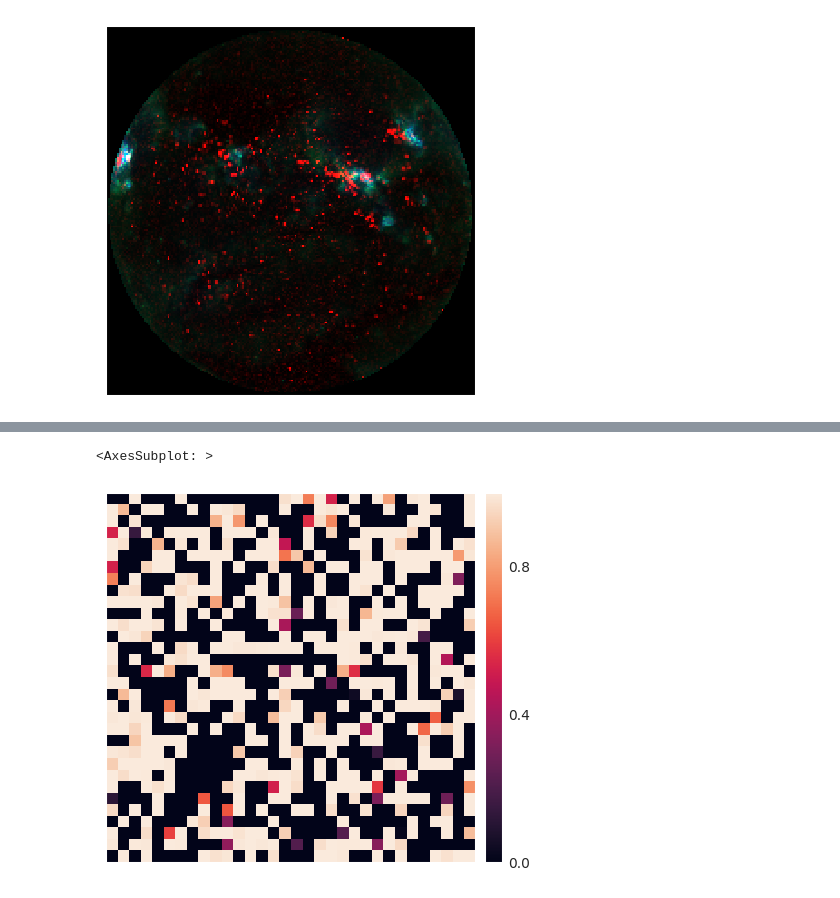
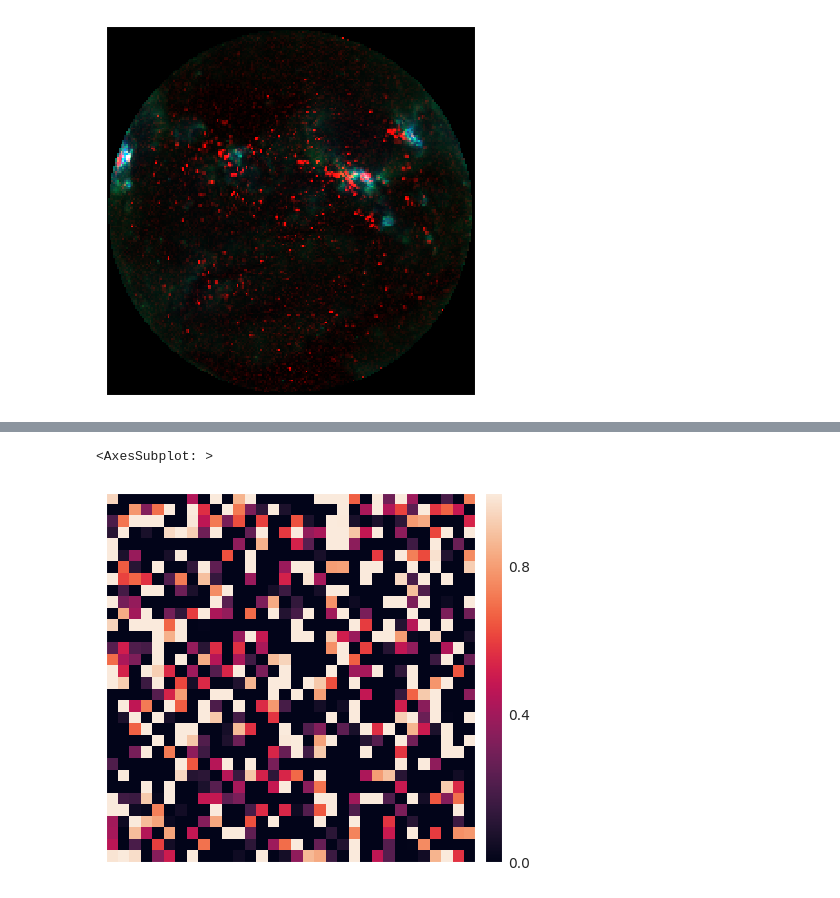
Before and after one commit to eugenioLR/TFM_sun_Autoencoders, a Jupyter notebook: autoencoder_xception_3c_2016.ipynb, the cells around one changed output, grey strips where cells are left out. Saved outputs shown, nothing was run; the diff lists cells and outputs as text; code cells hidden in the pictures.

```diff
--- a/autoencoder_xception_3c_2016.ipynb
+++ b/autoencoder_xception_3c_2016.ipynb
@@ -104,5 +104,6 @@ optimizer = keras.optimizers.RMSprop(learning_rate=0.001)
 
 loss_fn = "mse"
 
-autoencoder, encoder, decoder = aem.gen_xception_autoenc_3c(latent_size, optim=optimizer, loss=loss_fn)
+# autoencoder, encoder, decoder = aem.gen_xception_autoenc_3c(latent_size, optim=optimizer, loss=loss_fn)
+autoencoder, encoder, decoder = aem.gen_xception_VAE_3c(latent_size, optim=optimizer, loss=loss_fn)
 # %% [output]
@@ -172,10 +173,10 @@ isns.rgbplot(test_img[0], cmap=["sdoaia193", "sdoaia211", "seismic"], vmin=0, vm
 # %%
-code = encoder(test_img)
+mean, var, code = encoder(test_img)
 
 isns.imgplot(utils.square_dims_vector(np.asarray(code)), vmin=0, vmax=1)
 # %% [output]
 <AxesSubplot: >
-[figure, old version]
+[figure, new version]
 # %%
 decoded = decoder(code)
 # isns.imgplot(decoded[0])
```
Also changed, not shown: parts of 7 cells of this notebook, 11 other files.
